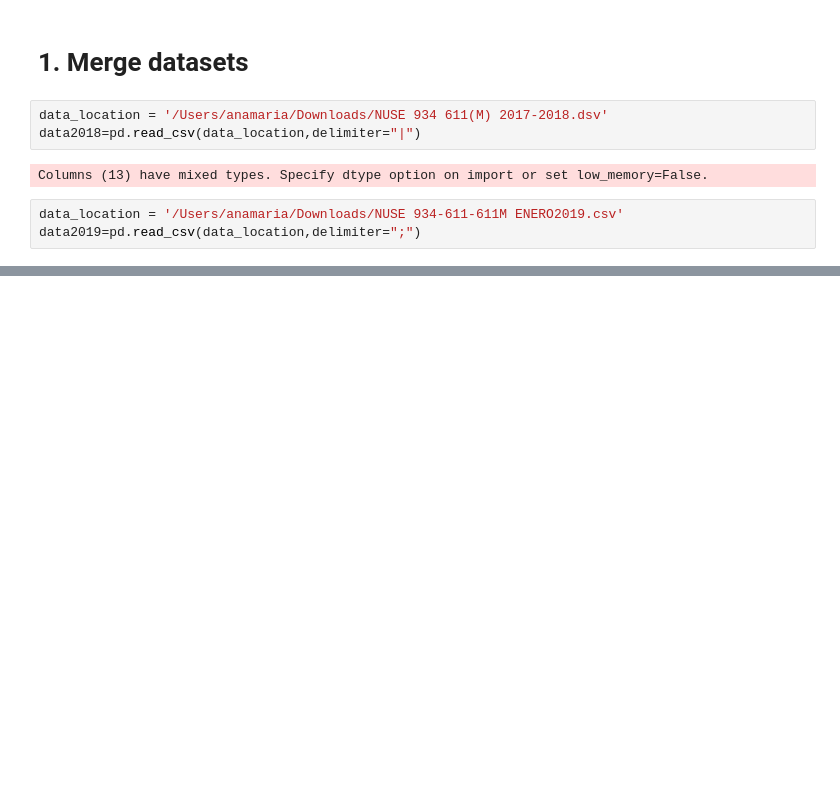
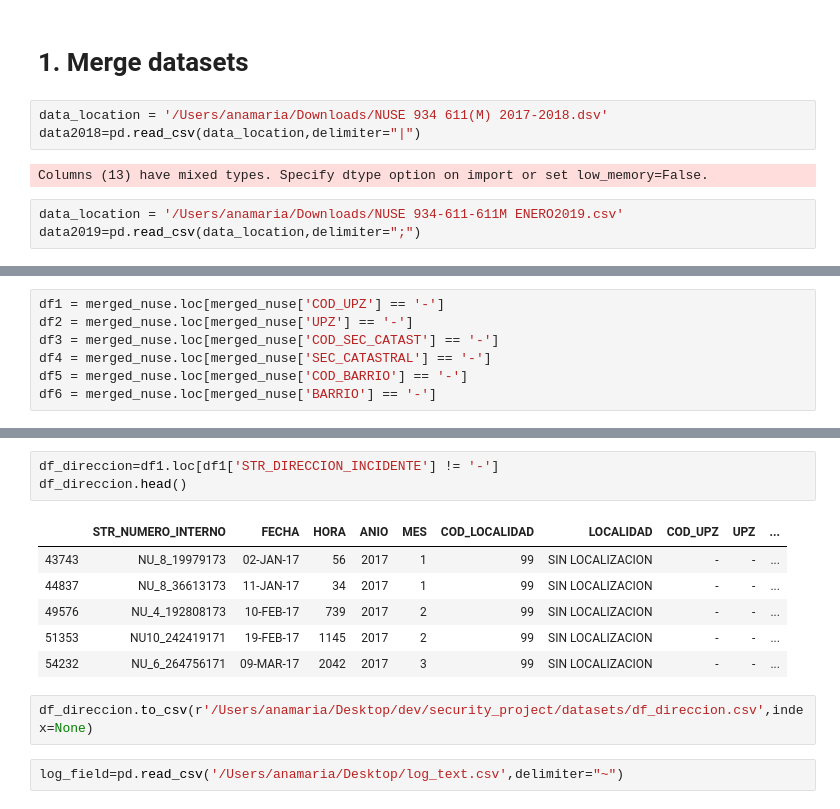
Before and after one commit to jrudascas/security_project, a Jupyter notebook: data_cleaning/clean_NUSE.ipynb, the cells around one changed output, grey strips where cells are left out. Drawn from its saved outputs; the diff is of its cells as text; blank space fills up the shorter version.

```diff
--- a/data_cleaning/clean_NUSE.ipynb
+++ b/data_cleaning/clean_NUSE.ipynb
@@ -30,0 +94,7 @@ merged_nuse = data.to_csv(r'/Users/anamaria/Desktop/dev/security_project/dataset
+# %%
+df1 = merged_nuse.loc[merged_nuse['COD_UPZ'] == '-']
+df2 = merged_nuse.loc[merged_nuse['UPZ'] == '-']
+df3 = merged_nuse.loc[merged_nuse['COD_SEC_CATAST'] == '-']
+df4 = merged_nuse.loc[merged_nuse['SEC_CATASTRAL'] == '-']
+df5 = merged_nuse.loc[merged_nuse['COD_BARRIO'] == '-']
+df6 = merged_nuse.loc[merged_nuse['BARRIO'] == '-']
@@ -30,0 +105,14 @@ merged_nuse = data.to_csv(r'/Users/anamaria/Desktop/dev/security_project/dataset
+# %%
+df_direccion=df1.loc[df1['STR_DIRECCION_INCIDENTE'] != '-']
+df_direccion.head()
+# %% [output]
+|  | STR_NUMERO_INTERNO | FECHA | HORA | ANIO | MES | COD_LOCALIDAD | LOCALIDAD | COD_UPZ | UPZ | ... |
+| 43743 | NU_8_19979173 | 02-JAN-17 | 56 | 2017 | 1 | 99 | SIN LOCALIZACION | - | - | ... |
+| 44837 | NU_8_36613173 | 11-JAN-17 | 34 | 2017 | 1 | 99 | SIN LOCALIZACION | - | - | ... |
+| 49576 | NU_4_192808173 | 10-FEB-17 | 739 | 2017 | 2 | 99 | SIN LOCALIZACION | - | - | ... |
+| 51353 | NU10_242419171 | 19-FEB-17 | 1145 | 2017 | 2 | 99 | SIN LOCALIZACION | - | - | ... |
+| 54232 | NU_6_264756171 | 09-MAR-17 | 2042 | 2017 | 3 | 99 | SIN LOCALIZACION | - | - | ... |
+# %%
+df_direccion.to_csv(r'/Users/anamaria/Desktop/dev/security_project/datasets/df_direccion.csv',index=None)
+# %%
+log_field=pd.read_csv('/Users/anamaria/Desktop/log_text.csv',delimiter="~")
```
Also changed, not shown: parts of 12 cells of this notebook.
